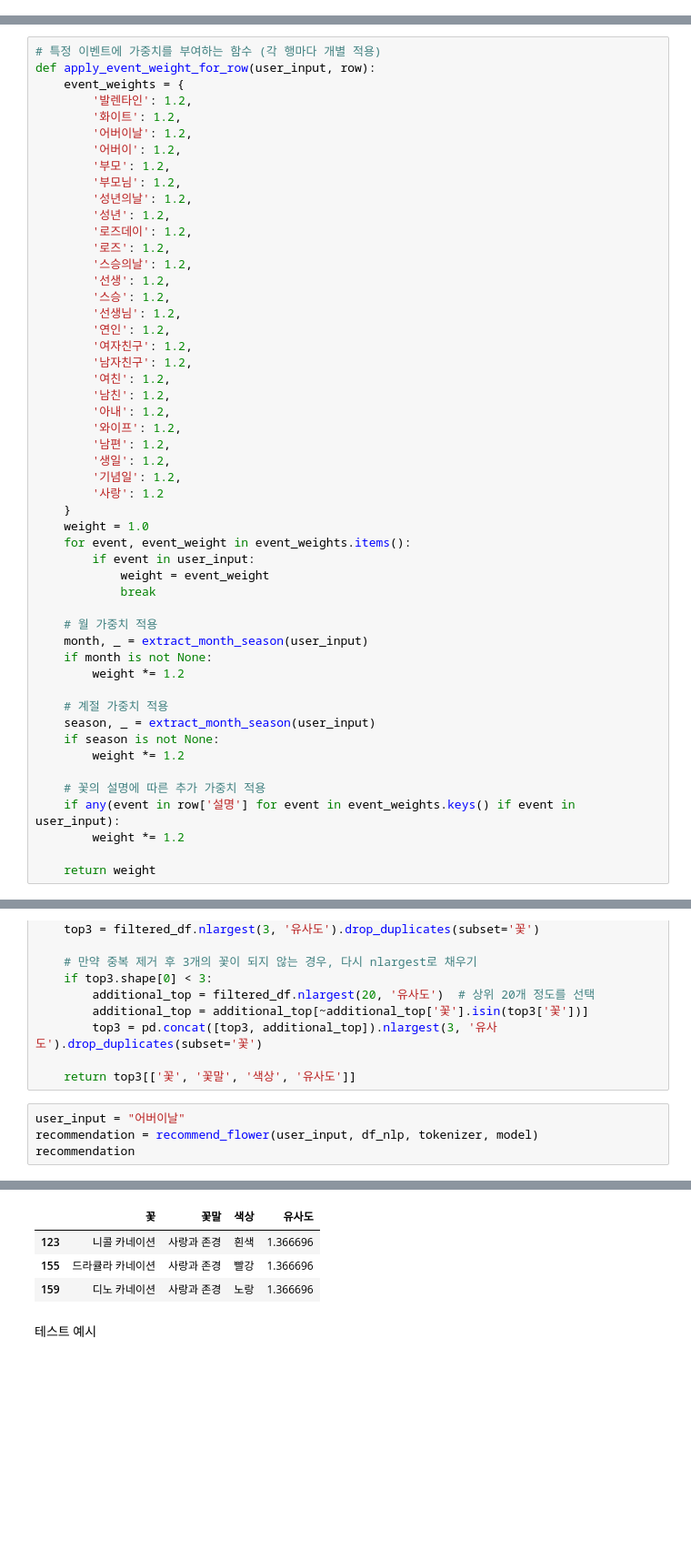
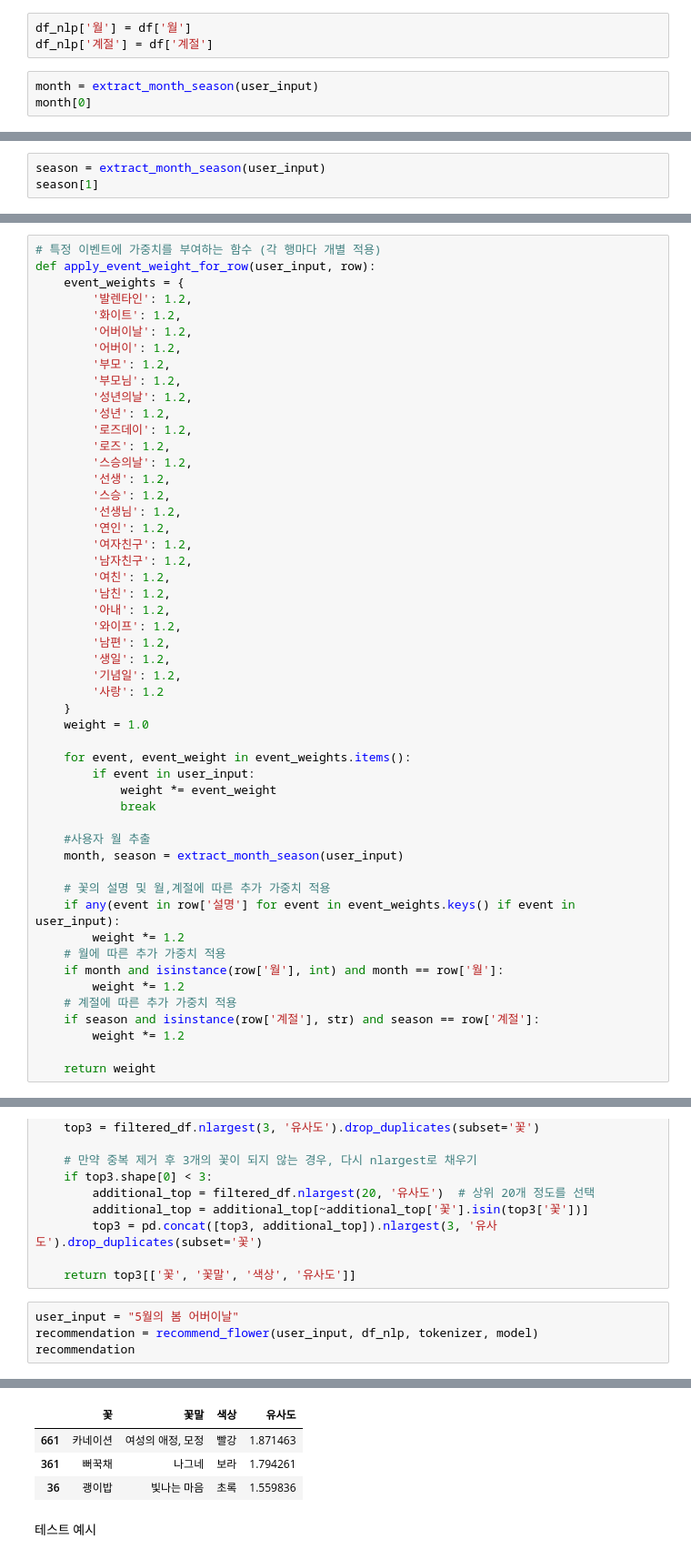
Before and after one commit to Fiurinee-Tave/Model, a Jupyter notebook: data/15_추천시스템_모델링(KLUE).ipynb, the cells around one changed output, grey strips where cells are left out. Shown at 91% size. Drawn from its saved outputs; the diff is of its cells as text; blank space fills up the shorter version.

```diff
--- a/data/15_추천시스템_모델링(KLUE).ipynb
+++ b/data/15_추천시스템_모델링(KLUE).ipynb
@@ -284,3 +286,9 @@ def add_context_if_noun(user_input):
     return user_input
 # %% [markdown]
 특정 이벤트에 가중치를 부여하는 함수
+# %%
+df_nlp['월'] = df['월']
+df_nlp['계절'] = df['계절']
+# %%
+month = extract_month_season(user_input)
+month[0]
@@ -286,0 +297,3 @@ def add_context_if_noun(user_input):
+# %%
+season = extract_month_season(user_input)
+season[1]
@@ -315,23 +330,23 @@ def apply_event_weight_for_row(user_input, row):
         '사랑': 1.2
     }
     weight = 1.0
+
     for event, event_weight in event_weights.items():
         if event in user_input:
-            weight = event_weight
+            weight *= event_weight
             break
 
-    # 월 가중치 적용
-    month, _ = extract_month_season(user_input)
-    if month is not None:
+    #사용자 월 추출
+    month, season = extract_month_season(user_input)
+
+    # 꽃의 설명 및 월,계절에 따른 추가 가중치 적용
+    if any(event in row['설명'] for event in event_weights.keys() if event in user_input):
         weight *= 1.2
-
-    # 계절 가중치 적용
-    season, _ = extract_month_season(user_input)
-    if season is not None:
+    # 월에 따른 추가 가중치 적용
+    if month and isinstance(row['월'], int) and month == row['월']:
         weight *= 1.2
-
-    # 꽃의 설명에 따른 추가 가중치 적용
-    if any(event in row['설명'] for event in event_weights.keys() if event in user_input):
+    # 계절에 따른 추가 가중치 적용
+    if season and isinstance(row['계절'], str) and season == row['계절']:
         weight *= 1.2
 
     return weight
@@ -367,7 +382,7 @@ def recommend_flower(user_input, df, tokenizer, model):
 
     return top3[['꽃', '꽃말', '색상', '유사도']]
 # %%
-user_input = "어버이날"
+user_input = "5월의 봄 어버이날"
 recommendation = recommend_flower(user_input, df_nlp, tokenizer, model)
 recommendation
 # %% [output]
@@ -375,7 +390,7 @@ Text: 어버이날, POS Tags: [('어버이날', 'Noun')]
 |  | 꽃 | 꽃말 | 색상 | 유사도 |
-| 123 | 니콜 카네이션 | 사랑과 존경 | 흰색 | 1.366696 |
-| 155 | 드라큘라 카네이션 | 사랑과 존경 | 빨강 | 1.366696 |
-| 159 | 디노 카네이션 | 사랑과 존경 | 노랑 | 1.366696 |
+| 661 | 카네이션 | 여성의 애정, 모정 | 빨강 | 1.871463 |
+| 361 | 뻐꾹채 | 나그네 | 보라 | 1.794261 |
+| 36 | 괭이밥 | 빛나는 마음 | 초록 | 1.559836 |
 # %% [markdown]
 테스트 예시
 # %%
```
Also changed, not shown: parts of 6 cells of this notebook, 3 other files.
